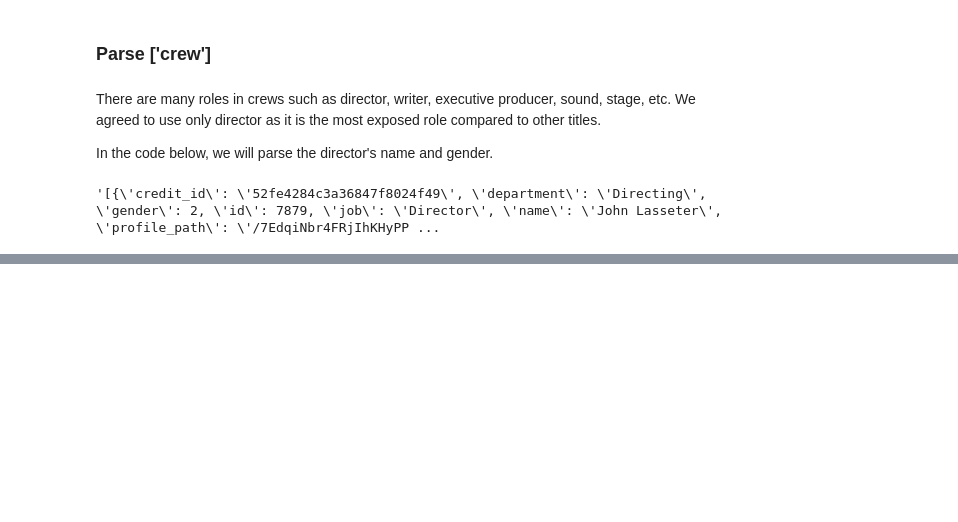
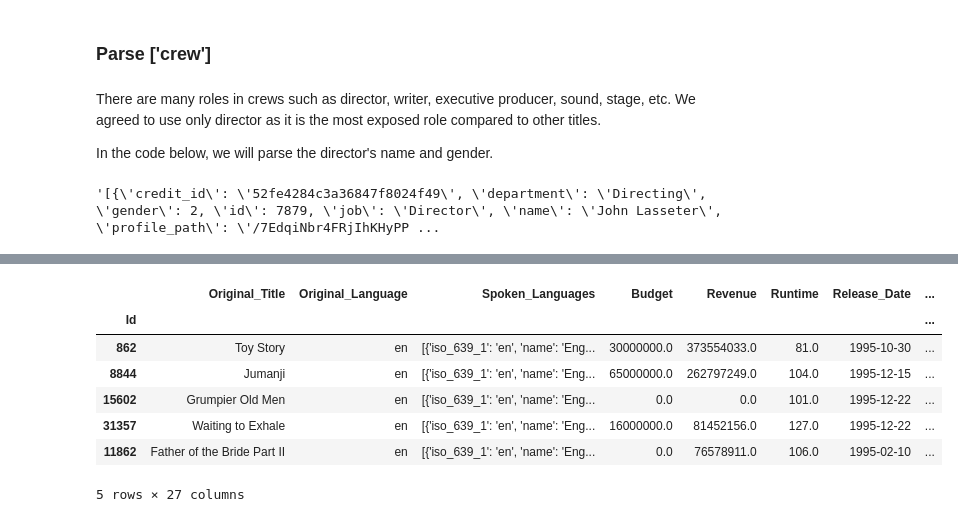
Before and after one commit to slimrivermoi/Techlabs-DS5, a Jupyter notebook: edit_data/Lee/data_cleanup_credits_df_parse.ipynb, the cells around one changed output, grey strips where cells are left out. Cells and saved outputs as stored; diff of their text form; code cells hidden in the pictures; blank space fills up the shorter version.

```diff
--- a/edit_data/Lee/data_cleanup_credits_df_parse.ipynb
+++ b/edit_data/Lee/data_cleanup_credits_df_parse.ipynb
@@ -96,0 +117,9 @@ credits_df.head(20)
+# %%
+credits_clean_df = credits_df[['id','Cast_parse','Director_parse']]
+# %%
+#rename id to Id
+credits_clean_df = credits_clean_df.rename(columns={'id':'Id'})
+
+
+## Set Id as Index
+credits_clean_df = credits_clean_df.set_index("Id")
@@ -96,0 +143,14 @@ credits_df.head(20)
+# %%
+## Concatenate the 2 DFs
+
+new_df = pd.concat([movies_df, credits_clean_df], axis = 1)
+new_df.head()
+# %% [output]
+|  | Original_Title | Original_Language | Spoken_Languages | Budget | Revenue | Runtime | Release_Date | ... |
+| Id |  |  |  |  |  |  |  | ... |
+| 862 | Toy Story | en | [{'iso_639_1': 'en', 'name': 'Eng... | 30000000.0 | 373554033.0 | 81.0 | 1995-10-30 | ... |
+| 8844 | Jumanji | en | [{'iso_639_1': 'en', 'name': 'Eng... | 65000000.0 | 262797249.0 | 104.0 | 1995-12-15 | ... |
+| 15602 | Grumpier Old Men | en | [{'iso_639_1': 'en', 'name': 'Eng... | 0.0 | 0.0 | 101.0 | 1995-12-22 | ... |
+| 31357 | Waiting to Exhale | en | [{'iso_639_1': 'en', 'name': 'Eng... | 16000000.0 | 81452156.0 | 127.0 | 1995-12-22 | ... |
+| 11862 | Father of the Bride Part II | en | [{'iso_639_1': 'en', 'name': 'Eng... | 0.0 | 76578911.0 | 106.0 | 1995-02-10 | ... |
+5 rows × 27 columns
```
Also changed, not shown: parts of 7 cells of this notebook, 2 other files.
